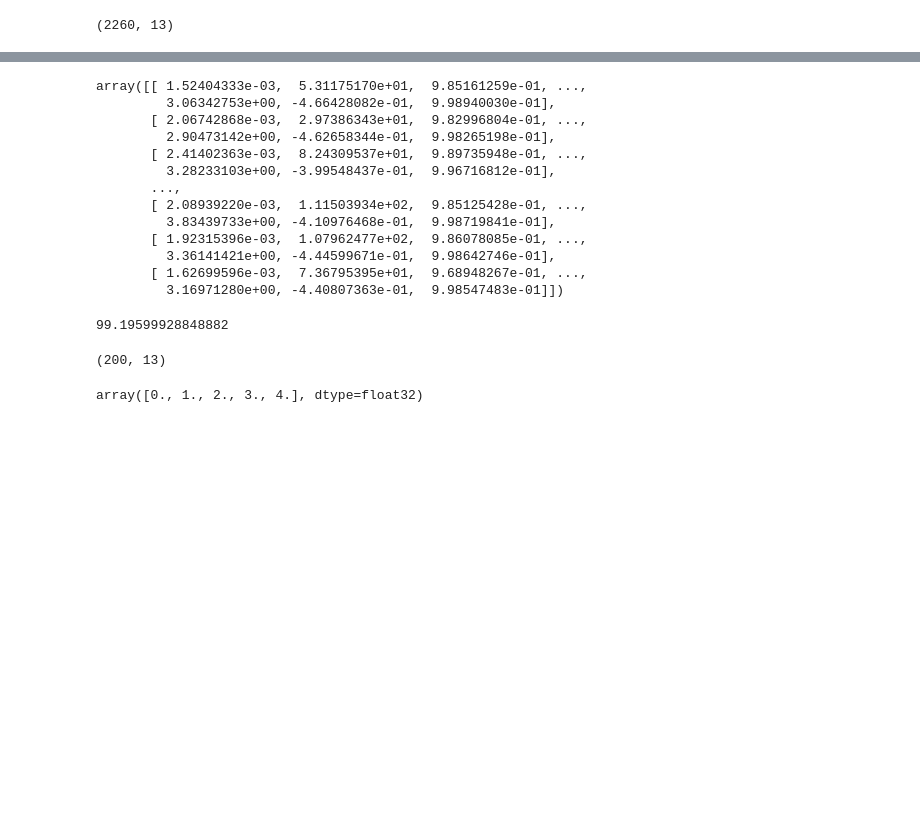
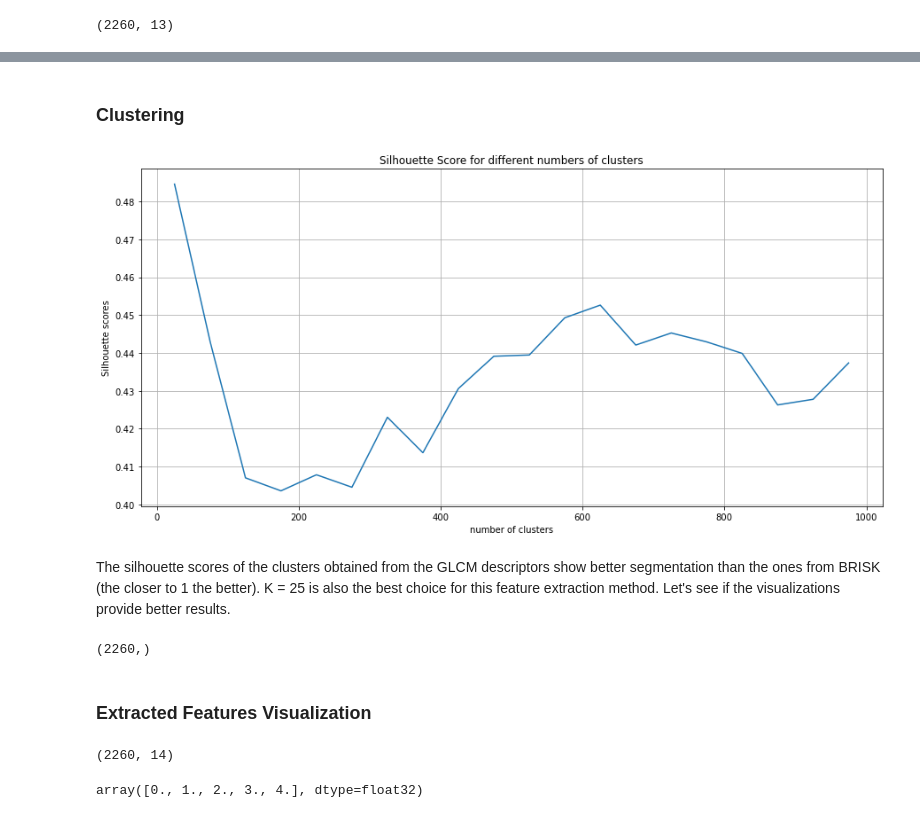
Before and after one commit to josealexandre-mecai/img-processing-2022, a Jupyter notebook: BOVW_Train.ipynb, the cells around one changed output, grey strips where cells are left out. Drawn from its saved outputs; the diff is of its cells as text; code cells hidden in the pictures; blank space fills up the shorter version.

Commit message:
Updates to clustering for GLCM descriptors

```diff
--- a/BOVW_Train.ipynb
+++ b/BOVW_Train.ipynb
@@ -413,30 +393,41 @@ array([[ 1.78320759e-03,  1.13070227e+01,  9.96540274e-01, ...,
-# %%
-k = 200
-voc, variance = kmeans(descriptors_float, k, 1)
-# %%
-voc
-# %% [output]
-array([[ 1.52404333e-03,  5.31175170e+01,  9.85161259e-01, ...,
-         3.06342753e+00, -4.66428082e-01,  9.98940030e-01],
-       [ 2.06742868e-03,  2.97386343e+01,  9.82996804e-01, ...,
-         2.90473142e+00, -4.62658344e-01,  9.98265198e-01],
-       [ 2.41402363e-03,  8.24309537e+01,  9.89735948e-01, ...,
-         3.28233103e+00, -3.99548437e-01,  9.96716812e-01],
-       ...,
-       [ 2.08939220e-03,  1.11503934e+02,  9.85125428e-01, ...,
-         3.83439733e+00, -4.10976468e-01,  9.98719841e-01],
-       [ 1.92315396e-03,  1.07962477e+02,  9.86078085e-01, ...,
-         3.36141421e+00, -4.44599671e-01,  9.98642746e-01],
-       [ 1.62699596e-03,  7.36795395e+01,  9.68948267e-01, ...,
-         3.16971280e+00, -4.40807363e-01,  9.98547483e-01]])
-# %%
-variance
-# %% [output]
-99.19599928848882
-# %%
-voc.shape
-# %% [output]
-(200, 13)
+# %% [markdown]
+### Clustering
+# %%
+# recommendation is to explore between 25 and 1.000 clusters
+n_clusters = np.arange(25, 1000, 50)
+scores=[]
+for k in n_clusters:
+    voc, _ = kmeans(descriptors_float, k, 1)
+    clusters, _ = vq(descriptors_float, voc)
+    score = silhouette_score(descriptors_float, clusters)
+    scores.append(score)
+# %%
+fig=plt.figure(figsize=(15,7))
+plt.title("Silhouette Score for different numbers of clusters")
+plt.plot(n_clusters, scores)
+plt.ylabel("Silhouette scores")
+plt.xlabel("number of clusters")
+plt.grid()
+# %% [output]
+[figure, added]
+# %% [markdown]
+The silhouette scores of the clusters obtained from the GLCM descriptors show better segmentation than the ones from BRISK (the closer to 1 the better). K = 25 is also the best choice for this feature extraction method. Let's see if the visualizations provide better results.
+# %%
+# Apply kmeans for the whole dataset of descriptors with k = 25
+k = 25
+voc, variance = kmeans(descriptors_float, k, 1)
+
+clusters, _ = vq(descriptors_float, voc)
+print(clusters.shape)
+# %% [output]
+(2260,)
+# %% [markdown]
+### Extracted Features Visualization
+# %%
+descriptors_cluster = np.hstack((descriptors_float, clusters.reshape(-1, 1)))
+print(descriptors_cluster.shape)
+# %% [output]
+(2260, 14)
 # %%
 # Calculate the histogram of features and represent them as vector
 # vq assigns codes from a code book to observations
```
Also changed, not shown: parts of 4 cells of this notebook, 1 other file.
